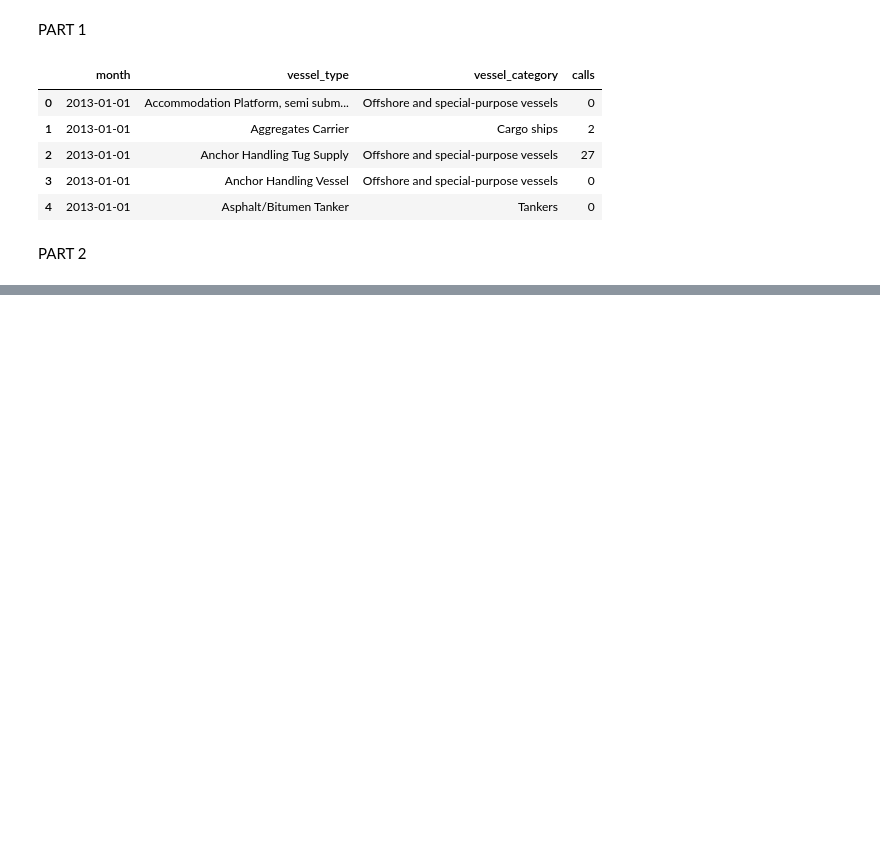
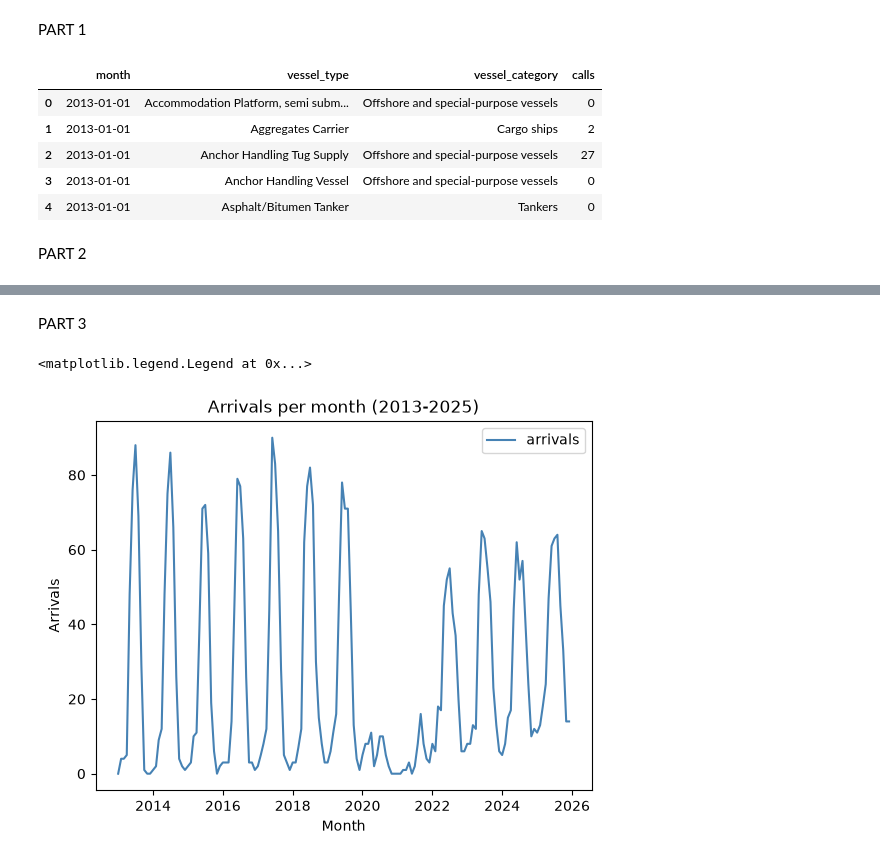
Before and after one commit to 646nwbf27y-lab/TECH2-H26, a Jupyter notebook: workshops/workshop3/workshop3 TH.ipynb, the cells around one changed output, grey strips where cells are left out. Cells and saved outputs as stored; diff of their text form; code cells hidden in the pictures; blank space fills up the shorter version.

```diff
--- a/workshops/workshop3/workshop3 TH.ipynb
+++ b/workshops/workshop3/workshop3 TH.ipynb
@@ -667,9 +742,16 @@ df.head(5)
 # %% [markdown]
 PART 2
 # %%
+#selecting the data that should be in df_cruise
 df_cruise = df.query(
-    'vessel_type == "Passenger/Cruise") & month >= "2013-01-01"'
+    'vessel_type == "Passenger/Cruise" & "2025-12-31" > month >= "2013-01-01"'
 )
 
-df_cruise = df_cruise.sort_index("month")
+#setting the index of the dataframe to 'month'
+df_cruise = df_cruise.set_index('month')
+
+#sorting the dataframe chronologically
+df_cruise = df_cruise.sort_index()
+
+df_cruise
 # %% [output]
@@ -676,0 +772,14 @@ SyntaxError: unmatched ')' (<unknown>, line 1)
+# %% [markdown]
+PART 3
+# %%
+import matplotlib.pyplot as plt
+
+#plotting the arrivals per month in a linegraph and fixing the layout.
+plt.plot(df_cruise.index, df_cruise['calls'], ls = '-', c = 'steelblue', label = 'arrivals')
+plt.xlabel('Month')
+plt.ylabel('Arrivals')
+plt.title('Arrivals per month (2013-2025)')
+plt.legend()
+# %% [output]
+<matplotlib.legend.Legend at 0x...>
+[figure, added]
```
Also changed, not shown: parts of 12 cells of this notebook.
